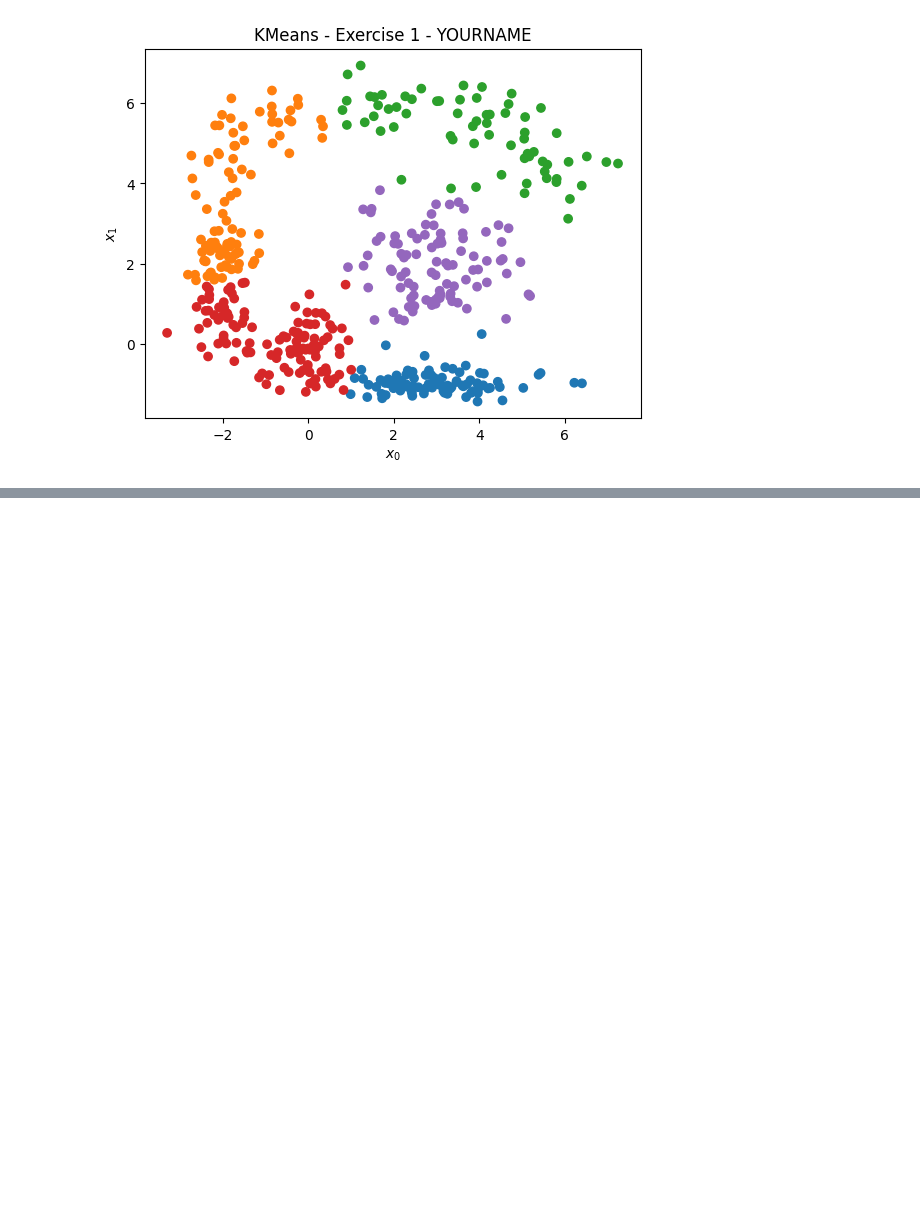
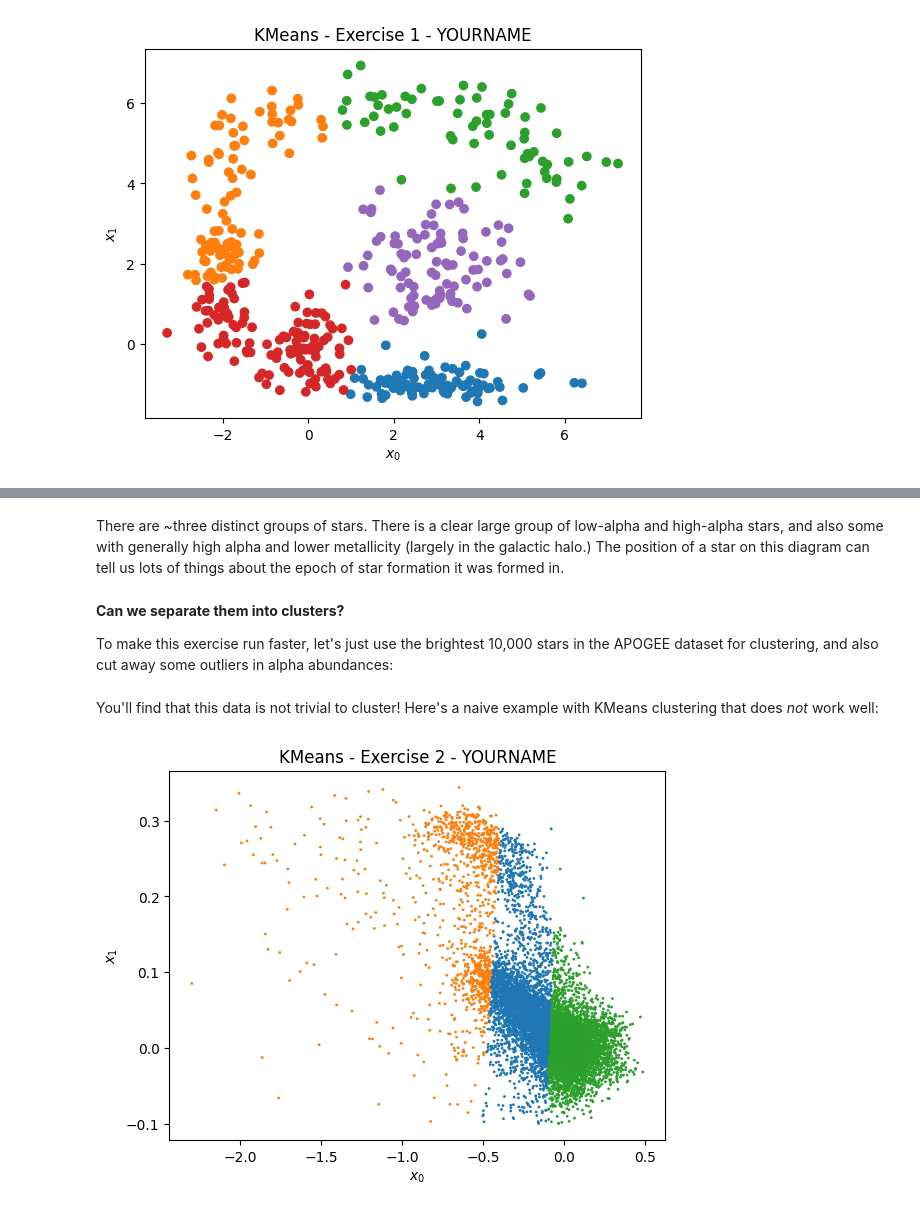
Before and after one commit to emilyhunt/MWGaia-DN-machine-learning-course, a Jupyter notebook: unsupervised-ml/clustering-algorithms.ipynb, the cells around one changed output, grey strips where cells are left out. Drawn from its saved outputs; the diff is of its cells as text; code cells hidden in the pictures; blank space fills up the shorter version.

Commit message:
Final ver of clustering algorithm notebook

```diff
--- a/unsupervised-ml/clustering-algorithms.ipynb
+++ b/unsupervised-ml/clustering-algorithms.ipynb
@@ -60,7 +67,7 @@ from sklearn.datasets import make_blobs, make_moons, make_s_curve
 # %%
 def plot_clusters(
     data: np.ndarray,
-    labels: np.ndarray,
+    labels: np.ndarray | None = None,
     probabilities: np.ndarray | None = None,
     cmap: str = "tab10",
     noise_alpha: float = 0.5,
@@ -96,12 +103,14 @@ def plot_clusters(
 
     # Make the plot
     fig, ax = plt.subplots(**figure_kwargs)
-    ax.scatter(data[:, x_column], data[:, y_column], c=colors)
+    ax.scatter(data[:, x_column], data[:, y_column], c=colors, **scatter_kwargs)
 
     ax.set(xlabel=f"$x_{x_column}$", ylabel=f"$x_{y_column}$", title=title)
     if algorithm is not None:
         ax.set_title(
             str(algorithm.__class__).rsplit(".")[-1][:-2] + " " + title
         )
+    else:
+        ax.set_title(title)
 
     return fig, ax
@@ -228,0 +390,29 @@ Now it's your turn! Try different clustering algorithms from the list above and
+# %% [markdown]
+There are ~three distinct groups of stars. There is a clear large group of low-alpha and high-alpha stars, and also some with generally high alpha and lower metallicity (largely in the galactic halo.) The position of a star on this diagram can tell us lots of things about the epoch of star formation it was formed in.
+# %% [markdown]
+**Can we separate them into clusters?**
+
+To make this exercise run faster, let's just use the brightest 10,000 stars in the APOGEE dataset for clustering, and also cut away some outliers in alpha abundances:
+# %%
+apogee_good = (
+    apogee.query("ALPHA_M > -0.1 and ALPHA_M < 0.35")
+    .reset_index(drop=True)
+    .sort_values("J")
+    .iloc[:10000]
+    .reset_index(drop=True)
+)
+apogee_data = apogee_good[["M_H", "ALPHA_M"]].to_numpy()
+# %% [markdown]
+You'll find that this data is not trivial to cluster! Here's a naive example with KMeans clustering that does _not_ work well:
+# %%
+clusterer = KMeans(n_clusters=3, random_state=42)
+labels = clusterer.fit_predict(apogee_data)
+fig, ax = plot_clusters(
+    apogee_data,
+    labels,
+    algorithm=clusterer,
+    title="- Exercise 2 - YOURNAME",
+    scatter_kwargs=dict(s=1),
+)
+# %% [output]
+[figure, added]
```
Also changed, not shown: parts of 56 cells of this notebook.
